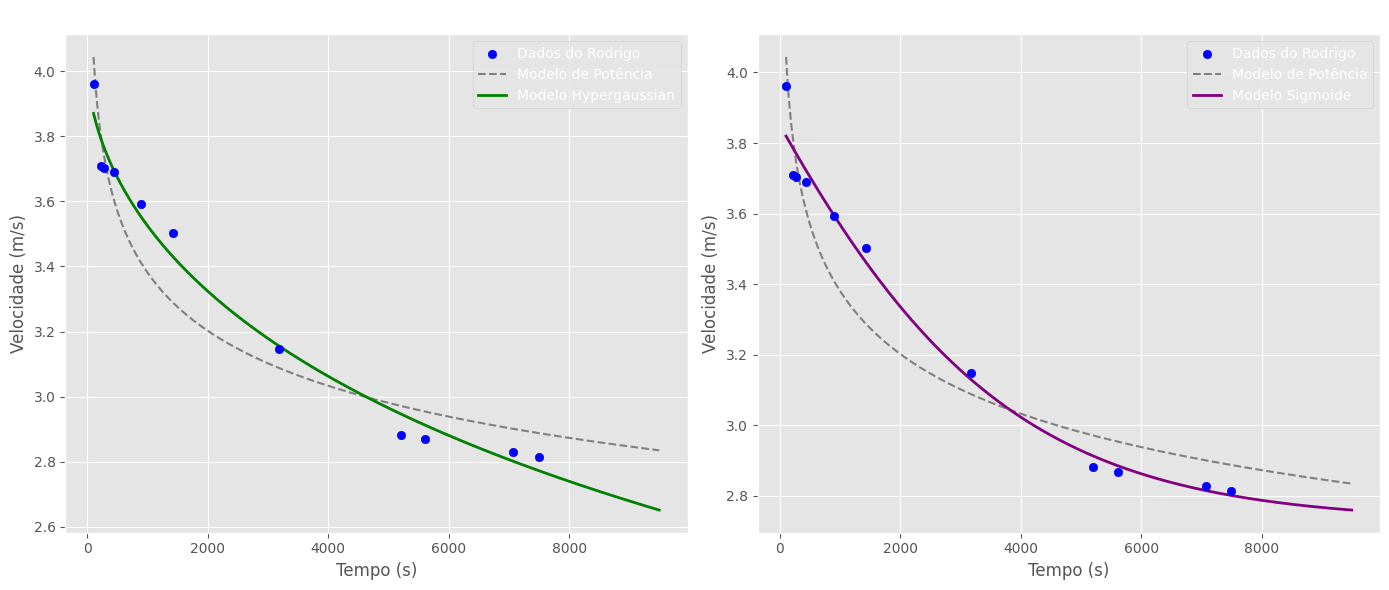
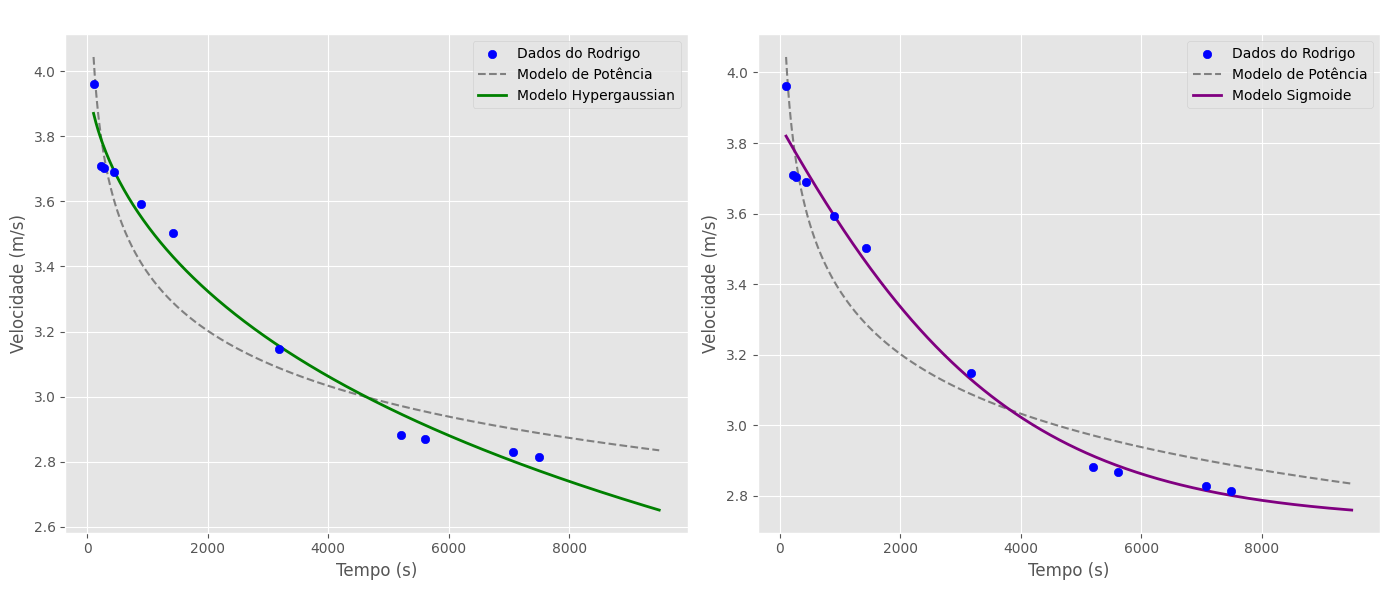
The notebook cell's code change between the first figure and the second:
--- before
+++ after
@@ -46,5 +46,5 @@
 ax1.set_ylabel('Velocidade (m/s)')
 ax1.set_title('Potência vs. Hypergaussian')
-ax1.legend()
+ax1.legend(labelcolor="black")
 
 # --- GRÁFICO 2: Potência vs Sigmoide (Amigo) ---
@@ -56,5 +56,5 @@
 ax2.set_ylabel('Velocidade (m/s)')
 ax2.set_title('Potência vs. Sigmoide')
-ax2.legend()
+ax2.legend(labelcolor="black")
 
 # Ajuste de layout e exibição

Commit: Organizando o notebook e colocando o gráfico de velocidade x distancia